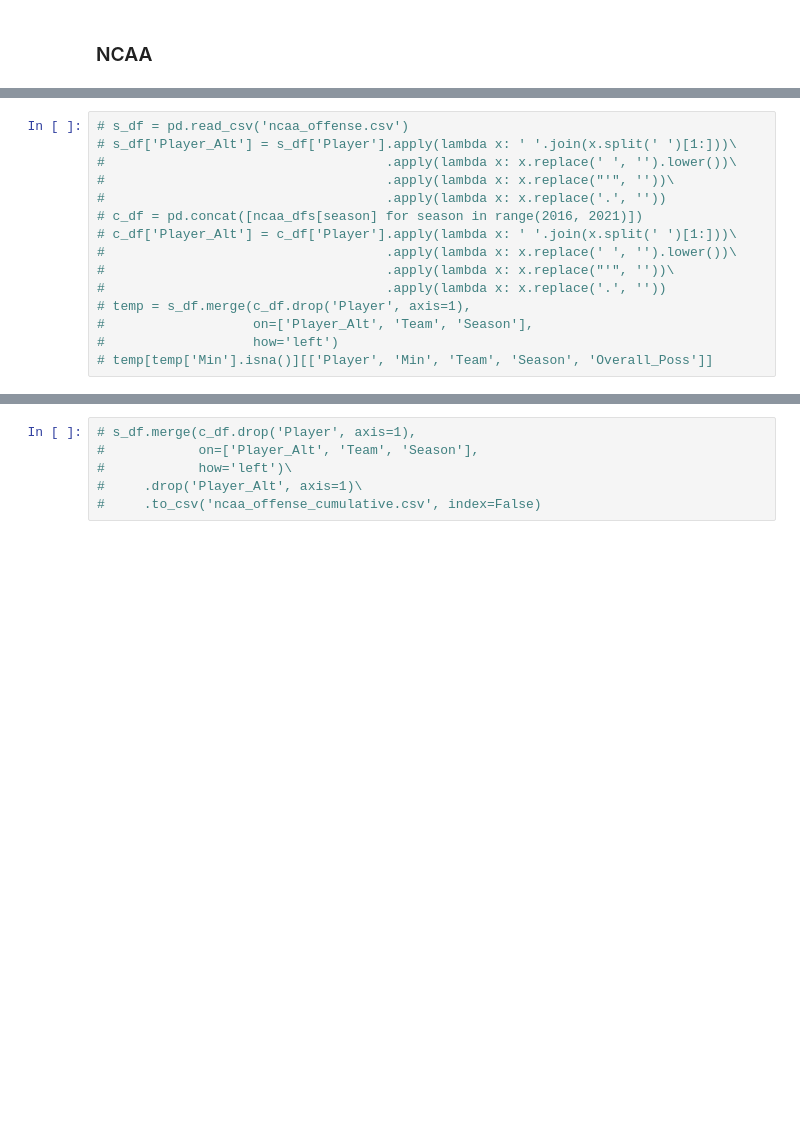
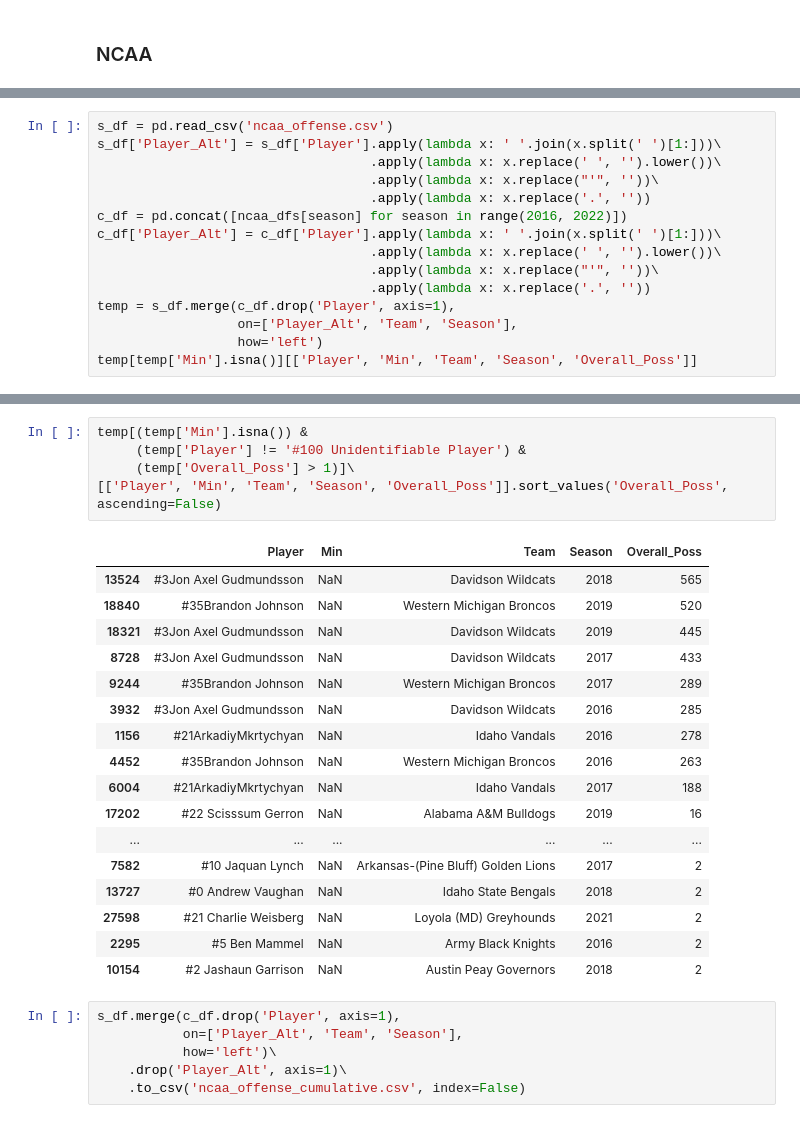
Before and after one commit to xulianrenzoku/synergy_clustering, a Jupyter notebook: synergy_cumulative_data_processer.ipynb, the cells around one changed output, grey strips where cells are left out. Cells and saved outputs as stored; diff of their text form; blank space fills up the shorter version.

```diff
--- a/synergy_cumulative_data_processer.ipynb
+++ b/synergy_cumulative_data_processer.ipynb
@@ -158,15 +174,15 @@ s_df.merge(c_df.drop('Player', axis=1),
 # %%
-# s_df = pd.read_csv('ncaa_offense.csv')
-# s_df['Player_Alt'] = s_df['Player'].apply(lambda x: ' '.join(x.split(' ')[1:]))\
-#                                    .apply(lambda x: x.replace(' ', '').lower())\
-#                                    .apply(lambda x: x.replace("'", ''))\
-#                                    .apply(lambda x: x.replace('.', ''))
-# c_df = pd.concat([ncaa_dfs[season] for season in range(2016, 2021)])
-# c_df['Player_Alt'] = c_df['Player'].apply(lambda x: ' '.join(x.split(' ')[1:]))\
-#                                    .apply(lambda x: x.replace(' ', '').lower())\
-#                                    .apply(lambda x: x.replace("'", ''))\
-#                                    .apply(lambda x: x.replace('.', ''))
-# temp = s_df.merge(c_df.drop('Player', axis=1),
-#                   on=['Player_Alt', 'Team', 'Season'],
-#                   how='left')
-# temp[temp['Min'].isna()][['Player', 'Min', 'Team', 'Season', 'Overall_Poss']]
+s_df = pd.read_csv('ncaa_offense.csv')
+s_df['Player_Alt'] = s_df['Player'].apply(lambda x: ' '.join(x.split(' ')[1:]))\
+                                   .apply(lambda x: x.replace(' ', '').lower())\
+                                   .apply(lambda x: x.replace("'", ''))\
+                                   .apply(lambda x: x.replace('.', ''))
+c_df = pd.concat([ncaa_dfs[season] for season in range(2016, 2022)])
+c_df['Player_Alt'] = c_df['Player'].apply(lambda x: ' '.join(x.split(' ')[1:]))\
+                                   .apply(lambda x: x.replace(' ', '').lower())\
+                                   .apply(lambda x: x.replace("'", ''))\
+                                   .apply(lambda x: x.replace('.', ''))
+temp = s_df.merge(c_df.drop('Player', axis=1),
+                  on=['Player_Alt', 'Team', 'Season'],
+                  how='left')
+temp[temp['Min'].isna()][['Player', 'Min', 'Team', 'Season', 'Overall_Poss']]
@@ -176,6 +220,29 @@ s_df.merge(c_df.drop('Player', axis=1),
+# %%
+temp[(temp['Min'].isna()) &
+     (temp['Player'] != '#100 Unidentifiable Player') &
+     (temp['Overall_Poss'] > 1)]\
+[['Player', 'Min', 'Team', 'Season', 'Overall_Poss']].sort_values('Overall_Poss', ascending=False)
+# %% [output]
+|  | Player | Min | Team | Season | Overall_Poss |
+| 13524 | #3Jon Axel Gudmundsson | NaN | Davidson Wildcats | 2018 | 565 |
+| 18840 | #35Brandon Johnson | NaN | Western Michigan Broncos | 2019 | 520 |
+| 18321 | #3Jon Axel Gudmundsson | NaN | Davidson Wildcats | 2019 | 445 |
+| 8728 | #3Jon Axel Gudmundsson | NaN | Davidson Wildcats | 2017 | 433 |
+| 9244 | #35Brandon Johnson | NaN | Western Michigan Broncos | 2017 | 289 |
+| 3932 | #3Jon Axel Gudmundsson | NaN | Davidson Wildcats | 2016 | 285 |
+| 1156 | #21ArkadiyMkrtychyan | NaN | Idaho Vandals | 2016 | 278 |
+| 4452 | #35Brandon Johnson | NaN | Western Michigan Broncos | 2016 | 263 |
+| 6004 | #21ArkadiyMkrtychyan | NaN | Idaho Vandals | 2017 | 188 |
+| 17202 | #22 Scisssum Gerron | NaN | Alabama A&M Bulldogs | 2019 | 16 |
+| ... | ... | ... | ... | ... | ... |
+| 7582 | #10 Jaquan Lynch | NaN | Arkansas-(Pine Bluff) Golden Lions | 2017 | 2 |
+| 13727 | #0 Andrew Vaughan | NaN | Idaho State Bengals | 2018 | 2 |
+| 27598 | #21 Charlie Weisberg | NaN | Loyola (MD) Greyhounds | 2021 | 2 |
+| 2295 | #5 Ben Mammel | NaN | Army Black Knights | 2016 | 2 |
+| 10154 | #2 Jashaun Garrison | NaN | Austin Peay Governors | 2018 | 2 |
 # %%
-# s_df.merge(c_df.drop('Player', axis=1),
-#            on=['Player_Alt', 'Team', 'Season'],
-#            how='left')\
-#     .drop('Player_Alt', axis=1)\
-#     .to_csv('ncaa_offense_cumulative.csv', index=False)
+s_df.merge(c_df.drop('Player', axis=1),
+           on=['Player_Alt', 'Team', 'Season'],
+           how='left')\
+    .drop('Player_Alt', axis=1)\
+    .to_csv('ncaa_offense_cumulative.csv', index=False)
```
Also changed, not shown: parts of 11 cells of this notebook.
